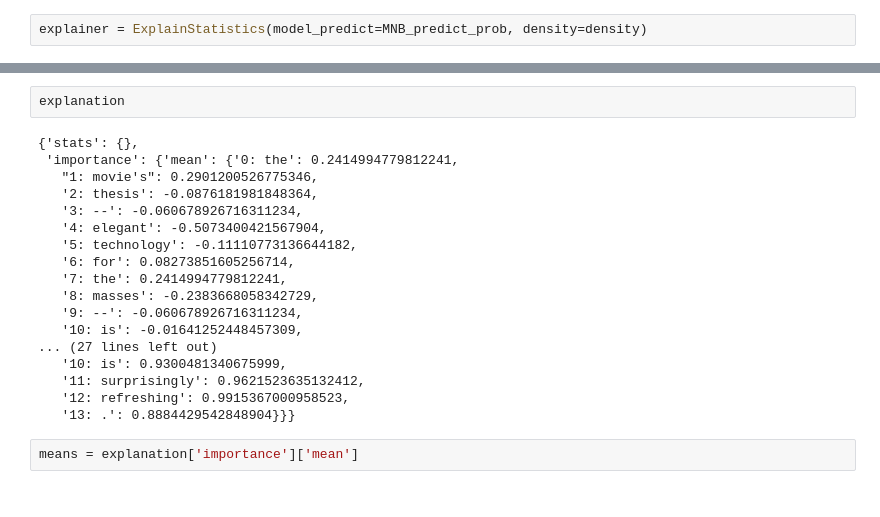
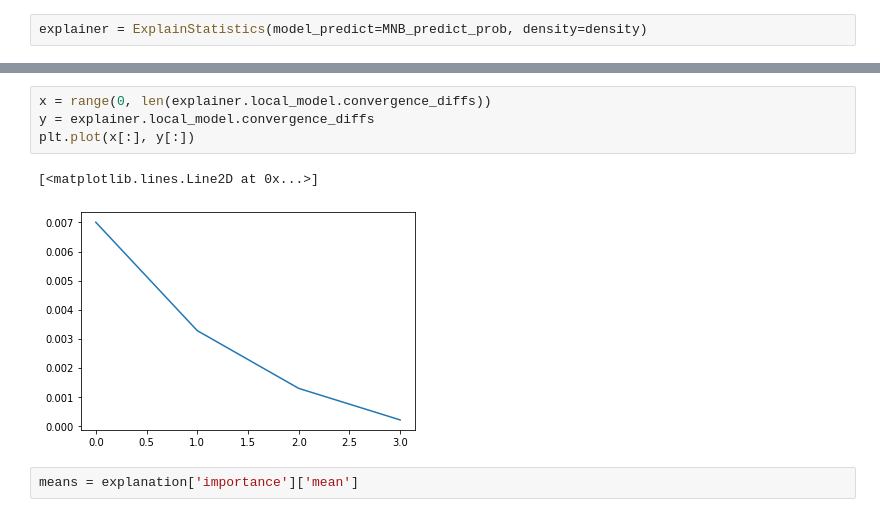
Before and after one commit to tiagobotari/melime, a Jupyter notebook: m-lime/playground/experiments/ex_word2vec_rotten_tomatps.ipynb, the cells around one changed output, grey strips where cells are left out. Cells and saved outputs as stored; diff of their text form.

```diff
--- a/m-lime/playground/experiments/ex_word2vec_rotten_tomatps.ipynb
+++ b/m-lime/playground/experiments/ex_word2vec_rotten_tomatps.ipynb
@@ -169,23 +139,10 @@ samples
-# %%
-explanation
-# %% [output]
-{'stats': {},
- 'importance': {'mean': {'0: the': 0.2414994779812241,
-   "1: movie's": 0.2901200526775346,
-   '2: thesis': -0.0876181981848364,
-   '3: --': -0.060678926716311234,
-   '4: elegant': -0.5073400421567904,
-   '5: technology': -0.11110773136644182,
-   '6: for': 0.08273851605256714,
-   '7: the': 0.2414994779812241,
-   '8: masses': -0.2383668058342729,
-   '9: --': -0.060678926716311234,
-   '10: is': -0.01641252448457309,
-... (27 lines left out)
-   '10: is': 0.9300481340675999,
-   '11: surprisingly': 0.9621523635132412,
-   '12: refreshing': 0.9915367000958523,
-   '13: .': 0.8884429542848904}}}
+# %%
+x = range(0, len(explainer.local_model.convergence_diffs))
+y = explainer.local_model.convergence_diffs
+plt.plot(x[:], y[:])
+# %% [output]
+[<matplotlib.lines.Line2D at 0x...>]
+[figure, added]
 # %%
 means = explanation['importance']['mean']
 # %%
```
Also changed, not shown: parts of 19 cells of this notebook, 3 other files.
